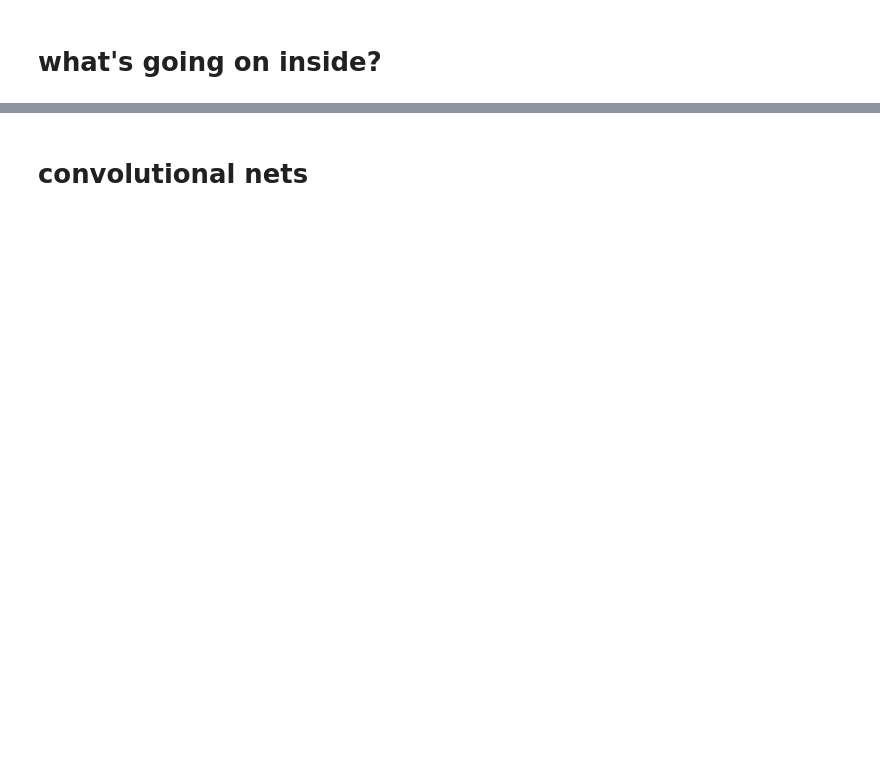
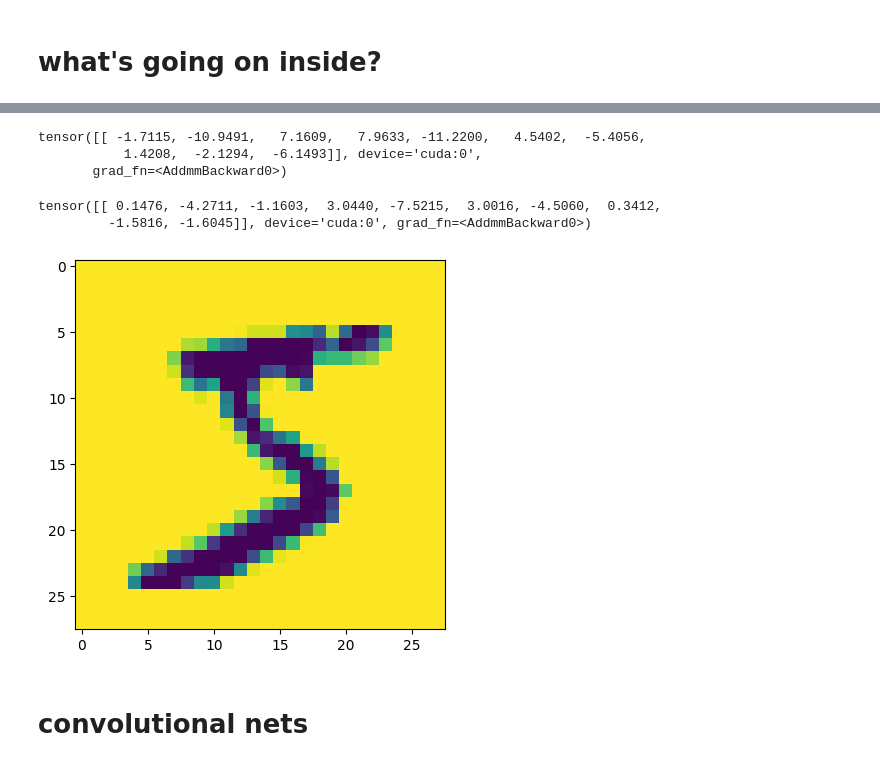
Before and after one commit to mines-opt-ml/decoding-gpt, a Jupyter notebook: notebooks/demo_mnist.ipynb, the cells around one changed output, grey strips where cells are left out. Saved outputs shown, nothing was run; the diff lists cells and outputs as text; code cells hidden in the pictures; blank space fills up the shorter version.

```diff
--- a/notebooks/demo_mnist.ipynb
+++ b/notebooks/demo_mnist.ipynb
@@ -350,3 +354,27 @@ plot_perceptive_fields_mlp_second_layer(MODEL, cmap=None)
+# %%
+img_flat = torch.tensor([test_img]).flatten().unsqueeze(0)
+img_flat.shape
+MODEL.forward(img_flat.float().to(DEVICE))
+# %% [output]
+tensor([[ -1.7115, -10.9491,   7.1609,   7.9633, -11.2200,   4.5402,  -5.4056,
+           1.4208,  -2.1294,  -6.1493]], device='cuda:0',
+       grad_fn=<AddmmBackward0>)
+# %%
+x = TRAIN_DATASET[0][0]
+x.shape
+plt.imshow(x[0])
+
+
+# invert the image
+x_inv = 1 - x
+plt.imshow(x_inv[0])
+
+
+MODEL.forward(x.flatten().unsqueeze(0).to(DEVICE))
+# %% [output]
+tensor([[ 0.1476, -4.2711, -1.1603,  3.0440, -7.5215,  3.0016, -4.5060,  0.3412,
+         -1.5816, -1.6045]], device='cuda:0', grad_fn=<AddmmBackward0>)
+[figure, added]
 # %% [markdown]
 # convolutional nets
 # %%
```
Also changed, not shown: parts of 10 cells of this notebook, 3 other files.
